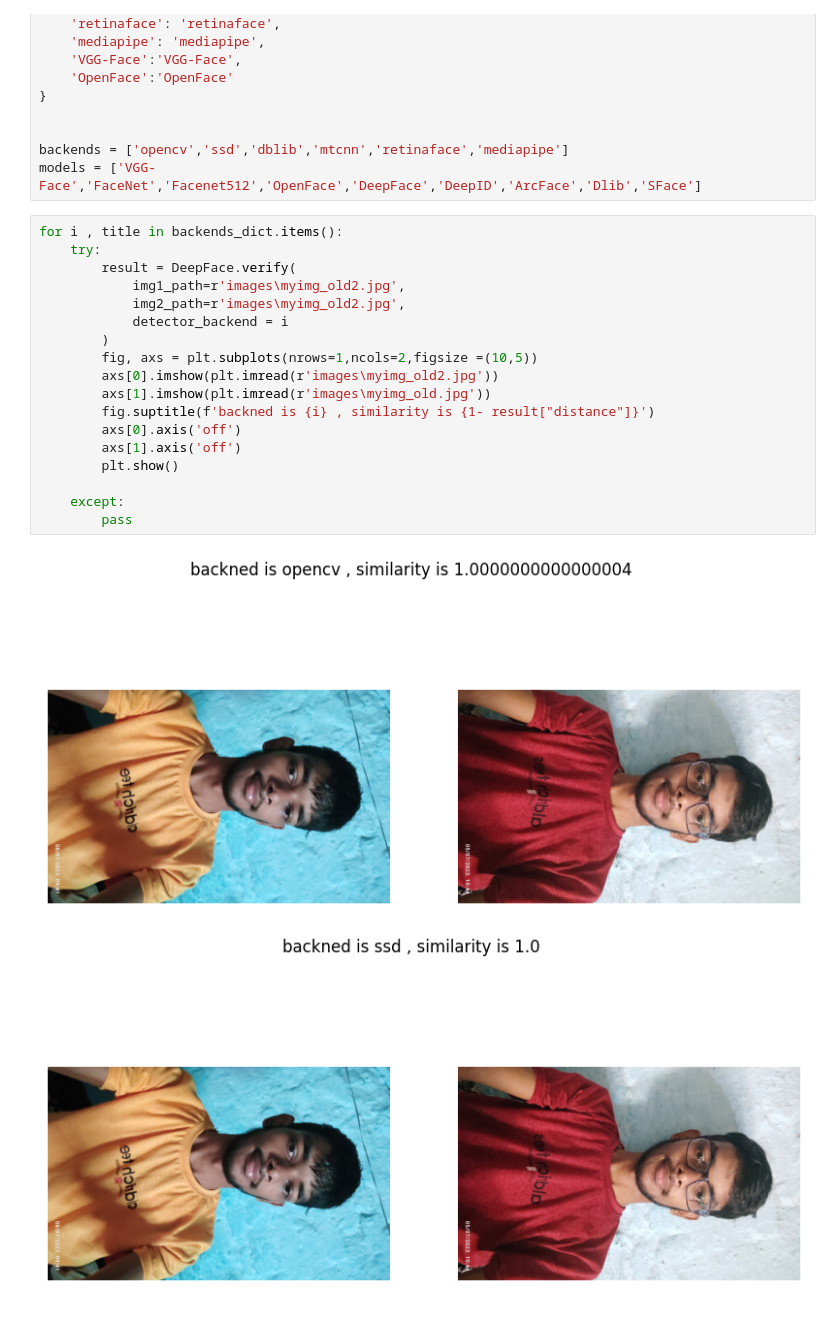
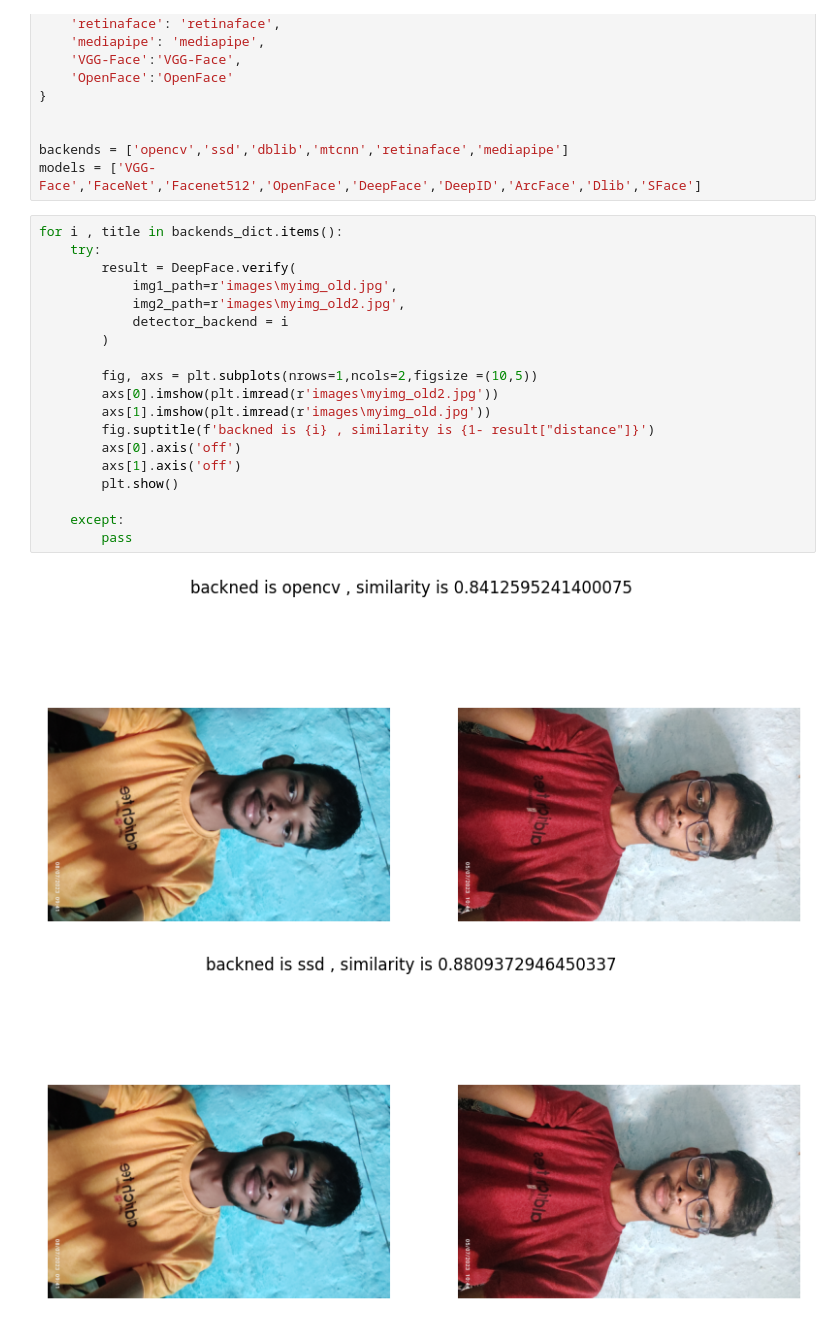
Before and after one commit to GyanPrakashkushwaha/twoFace-match-Deepface, a Jupyter notebook: src/trails.ipynb, the cells around one changed output. Drawn from its saved outputs; the diff is of its cells as text.

```diff
--- a/src/trails.ipynb
+++ b/src/trails.ipynb
@@ -41,21 +41,22 @@ models = ['VGG-Face','FaceNet','Facenet512','OpenFace','DeepFace','DeepID','ArcF
 # %%
 for i , title in backends_dict.items():
     try:
         result = DeepFace.verify(
-            img1_path=r'images\myimg_old2.jpg',
+            img1_path=r'images\myimg_old.jpg',
             img2_path=r'images\myimg_old2.jpg',
             detector_backend = i
         )
+
         fig, axs = plt.subplots(nrows=1,ncols=2,figsize =(10,5))
         axs[0].imshow(plt.imread(r'images\myimg_old2.jpg'))
         axs[1].imshow(plt.imread(r'images\myimg_old.jpg'))
         fig.suptitle(f'backned is {i} , similarity is {1- result["distance"]}')
         axs[0].axis('off')
         axs[1].axis('off')
         plt.show()
 
     except:
         pass
 # %% [output]
 [figure]
-[figure, old version]
+[figure, new version]
```
Also changed, not shown: parts of 6 cells of this notebook, 4 other files.
